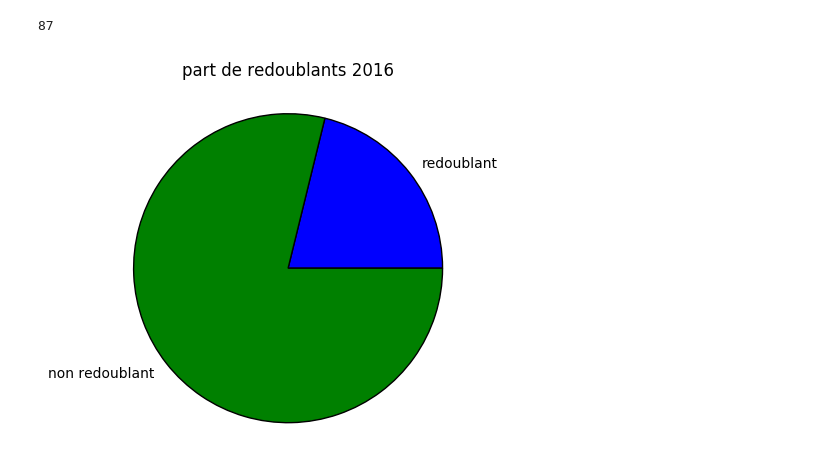
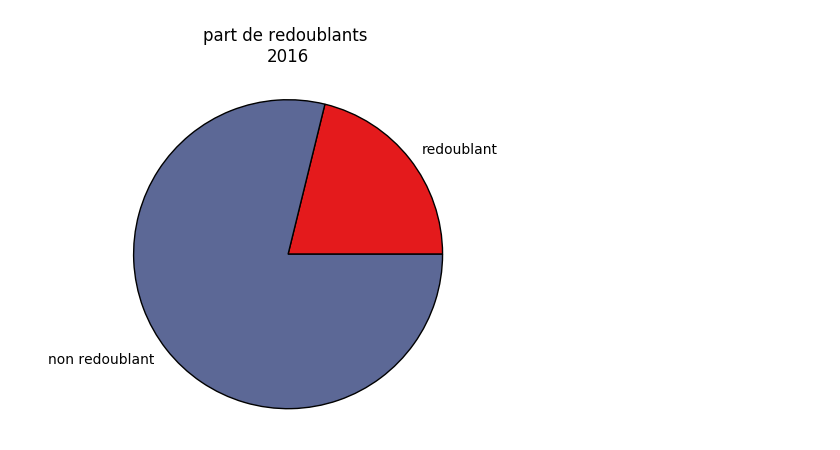
Before and after one commit to ilyaskurikhin/coachsort, a Jupyter notebook: stats.ipynb, the cells around one changed output. Saved outputs shown, nothing was run; the diff lists cells and outputs as text; code cells hidden in the pictures.

```diff
--- a/stats.ipynb
+++ b/stats.ipynb
@@ -41,20 +45,17 @@ plt.show()
 # %%
 num_repeating = 0
 for student in students:
     for rep in repeating:
         if student.data['SCIPER'] == rep.data['SCIPER']:
             num_repeating += 1
             break
-num_repeating
+
+plt.pie([num_repeating,len(students)],labels=["redoublant","non redoublant"], colors=cs)
+plt.axis('equal')
+plt.title("part de redoublants \n2016", y=1.1)
+plt.show()
 # %% [output]
-87
+[figure, added]
-# %%
-plt.pie([num_repeating,len(students)],labels=["redoublant","non redoublant"])
-plt.axis('equal')
-plt.title("part de redoublants 2016", y=1.1)
-plt.show()
-# %% [output]
-[figure, removed]
 # %%
 num_m = len(s.get_students_by_keys(students,{'sex':"M"}))
 num_f = len(s.get_students_by_keys(students,{'sex':"F"}))
```
Also changed, not shown: parts of 6 cells of this notebook.
